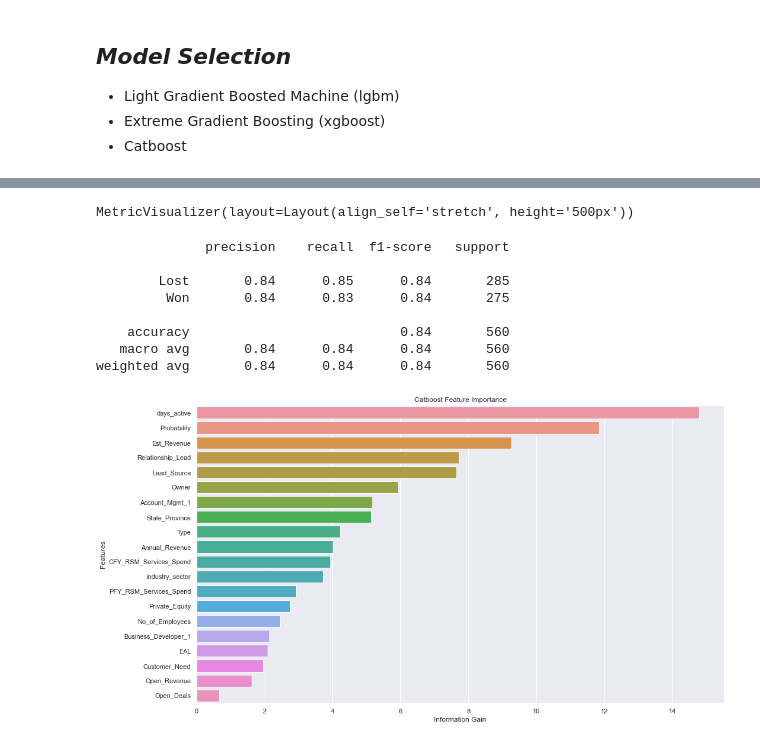
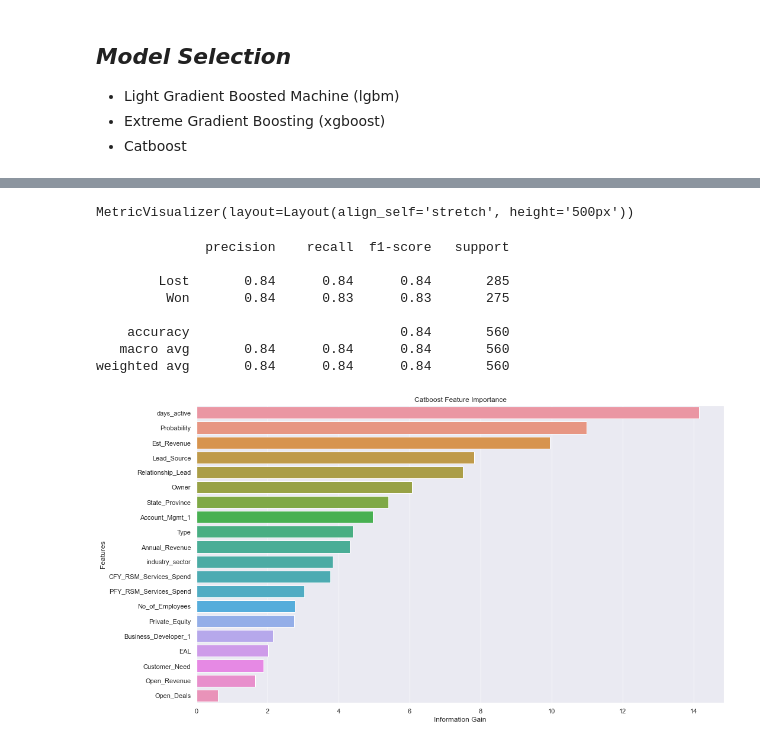
Before and after one commit to benkarabinus/TOOL1_FINAL_PROJECT, a Jupyter notebook: Karabinus_Ben_Final_Project_Rough.ipynb, the cells around one changed output, grey strips where cells are left out. Cells and saved outputs as stored; diff of their text form; code cells hidden in the pictures.

```diff
--- a/Karabinus_Ben_Final_Project_Rough.ipynb
+++ b/Karabinus_Ben_Final_Project_Rough.ipynb
@@ -492,8 +492,8 @@ def plot_importance(feature_names, feature_importance, model_type, importance_me
 """really light gbm"""
 # intantiate and fit the model
 lgbm_model = LGBMClassifier()
-lgbm_model.fit(x_train, y_train)
-# make prediction and print report
+lgbm_model.fit(x_train, y_train, categorical_feature=x_categorical_idx)
+# make prediction and print report.
 predictions = lgbm_model.predict(x_test)
 print_report(y_test, predictions)
 # %% [output]
@@ -509,7 +510,7 @@ weighted avg       0.82      0.82      0.82       560
 """simple XGBoost"""
 # instantiate and fit the model
 xgboost_model = XGBClassifier()
-xgboost_model.fit(x_train, y_train)
+xgboost_model.fit(x_onehot_train, y_onehot_train)
 # make predictions and print report
-predictions = xgboost_model.predict(x_test)
-print_report(y_test, predictions)
+predictions = xgboost_model.predict(x_onehot_test)
+print_report(y_onehot_test, predictions)
@@ -523,26 +533,26 @@ catboost_model = CatBoostClassifier(
 )
 # fit the model and print report
 catboost_model.fit(
-    x_train_cat, y_train_cat,
-    cat_features=x_catboost_categorical_idx,
-    eval_set=(x_test_cat, y_test_cat),
+    x_train, y_train,
+    cat_features=x_categorical_idx,
+    eval_set=(x_train, y_train),
      #logging_level='Verbose',  # you can uncomment this for text output
     plot=True
 )
-predictions = catboost_model.predict(x_test_cat)
-print_report(y_test_cat, predictions)
+predictions = catboost_model.predict(x_test)
+print_report(y_test, predictions)
 # %% [output]
 MetricVisualizer(layout=Layout(align_self='stretch', height='500px'))
               precision    recall  f1-score   support
 
-        Lost       0.84      0.85      0.84       285
-         Won       0.84      0.83      0.84       275
+        Lost       0.84      0.84      0.84       285
+         Won       0.84      0.83      0.83       275
 
     accuracy                           0.84       560
    macro avg       0.84      0.84      0.84       560
 weighted avg       0.84      0.84      0.84       560
 # %%
 """plot feature importance"""
-plot_importance(x_test_cat.columns, catboost_model.get_feature_importance(), "Catboost", "Information Gain")
+plot_importance(x_test.columns, catboost_model.get_feature_importance(), "Catboost", "Information Gain")
 # %% [output]
-[figure, old version]
+[figure, new version]
```
Also changed, not shown: parts of 3 cells of this notebook.
